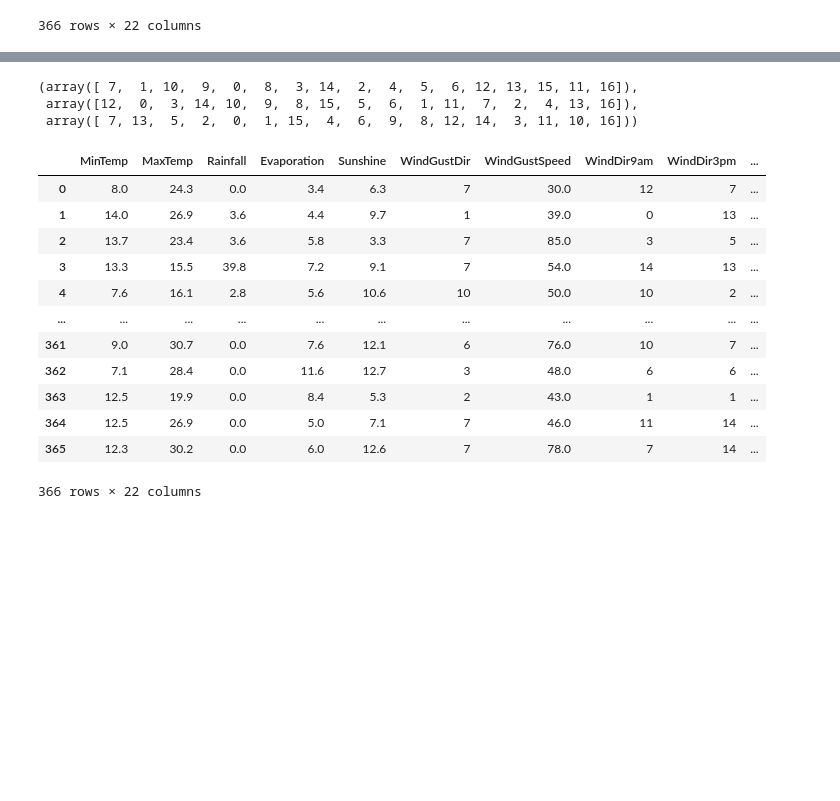
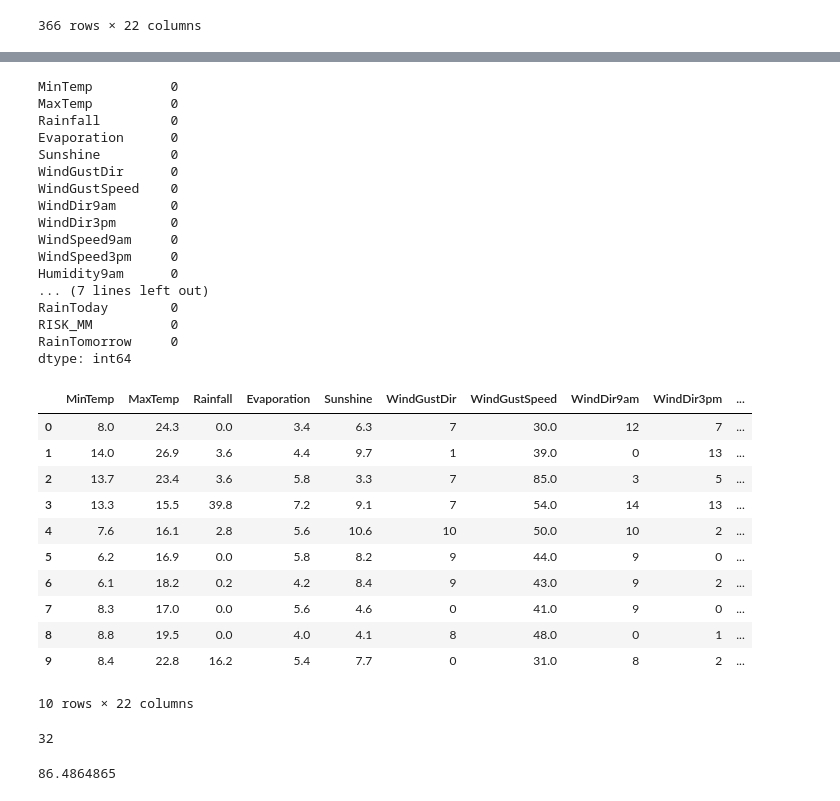
Before and after one commit to Sahil-Rajwar-2004/Jupyter, a Jupyter notebook: weather.ipynb, the cells around one changed output, grey strips where cells are left out. Saved outputs shown, nothing was run; the diff lists cells and outputs as text; code cells hidden in the pictures; blank space fills up the shorter version.

```diff
--- a/weather.ipynb
+++ b/weather.ipynb
@@ -26,31 +49,51 @@ data
+# %%
+# Filling the null values
+
+data["Sunshine"] = data["Sunshine"].fillna(data["Sunshine"].mean())
+data["WindGustDir"] = data["WindGustDir"].fillna(method = "bfill")
+data["WindGustSpeed"] = data["WindGustSpeed"].fillna(data["WindGustSpeed"].mean())
+data["WindDir9am"] = data["WindDir9am"].fillna(method = "bfill")
+data["WindDir3pm"] = data["WindDir3pm"].fillna(method = "bfill")
+data["WindSpeed9am"] = data["WindSpeed9am"].fillna(data["WindSpeed9am"].mean())
+# %%
+data.isnull().sum()
+# %% [output]
+MinTemp          0
+MaxTemp          0
+Rainfall         0
+Evaporation      0
+Sunshine         0
+WindGustDir      0
+WindGustSpeed    0
+WindDir9am       0
+WindDir3pm       0
+WindSpeed9am     0
+WindSpeed3pm     0
+Humidity9am      0
+... (7 lines left out)
+RainToday        0
+RISK_MM          0
+RainTomorrow     0
+dtype: int64
 # %%
 p = preprocessing.LabelEncoder()
-WindGustDir = p.fit_transform(data["WindGustDir"])
-WindDir9am = p.fit_transform(data["WindDir9am"])
-WindDir3pm = p.fit_transform(data["WindDir3pm"])
+data["WindGustDir"] = p.fit_transform(data["WindGustDir"])
+data["WindDir9am"] = p.fit_transform(data["WindDir9am"])
+data["WindDir3pm"] = p.fit_transform(data["WindDir3pm"])
+data["RainToday"] = p.fit_transform(data["RainToday"])
+data["RainTomorrow"] = p.fit_transform(data["RainTomorrow"])
-# %%
-data["WindGustDir"].unique(),data["WindDir9am"].unique(),data["WindDir3pm"].unique()
-# %% [output]
-(array([ 7,  1, 10,  9,  0,  8,  3, 14,  2,  4,  5,  6, 12, 13, 15, 11, 16]),
- array([12,  0,  3, 14, 10,  9,  8, 15,  5,  6,  1, 11,  7,  2,  4, 13, 16]),
- array([ 7, 13,  5,  2,  0,  1, 15,  4,  6,  9,  8, 12, 14,  3, 11, 10, 16]))
-# %%
-data.WindGustDir = WindGustDir
-data.WindDir9am = WindDir9am
-data.WindDir3pm = WindDir3pm
 # %%
-data
+data.head(10)
 # %% [output]
 |  | MinTemp | MaxTemp | Rainfall | Evaporation | Sunshine | WindGustDir | WindGustSpeed | WindDir9am | WindDir3pm | ... |
 | 0 | 8.0 | 24.3 | 0.0 | 3.4 | 6.3 | 7 | 30.0 | 12 | 7 | ... |
 | 1 | 14.0 | 26.9 | 3.6 | 4.4 | 9.7 | 1 | 39.0 | 0 | 13 | ... |
 | 2 | 13.7 | 23.4 | 3.6 | 5.8 | 3.3 | 7 | 85.0 | 3 | 5 | ... |
 | 3 | 13.3 | 15.5 | 39.8 | 7.2 | 9.1 | 7 | 54.0 | 14 | 13 | ... |
 | 4 | 7.6 | 16.1 | 2.8 | 5.6 | 10.6 | 10 | 50.0 | 10 | 2 | ... |
-| ... | ... | ... | ... | ... | ... | ... | ... | ... | ... | ... |
-| 361 | 9.0 | 30.7 | 0.0 | 7.6 | 12.1 | 6 | 76.0 | 10 | 7 | ... |
-| 362 | 7.1 | 28.4 | 0.0 | 11.6 | 12.7 | 3 | 48.0 | 6 | 6 | ... |
-| 363 | 12.5 | 19.9 | 0.0 | 8.4 | 5.3 | 2 | 43.0 | 1 | 1 | ... |
-| 364 | 12.5 | 26.9 | 0.0 | 5.0 | 7.1 | 7 | 46.0 | 11 | 14 | ... |
-| 365 | 12.3 | 30.2 | 0.0 | 6.0 | 12.6 | 7 | 78.0 | 7 | 14 | ... |
+| 5 | 6.2 | 16.9 | 0.0 | 5.8 | 8.2 | 9 | 44.0 | 9 | 0 | ... |
+| 6 | 6.1 | 18.2 | 0.2 | 4.2 | 8.4 | 9 | 43.0 | 9 | 2 | ... |
+| 7 | 8.3 | 17.0 | 0.0 | 5.6 | 4.6 | 0 | 41.0 | 9 | 0 | ... |
+| 8 | 8.8 | 19.5 | 0.0 | 4.0 | 4.1 | 8 | 48.0 | 0 | 1 | ... |
+| 9 | 8.4 | 22.8 | 16.2 | 5.4 | 7.7 | 0 | 31.0 | 8 | 2 | ... |
-366 rows × 22 columns
+10 rows × 22 columns
@@ -56,0 +114,15 @@ data
+# %%
+score = 0
+for j in range(0,len(values)):
+    if test[j] == values[j]:
+        score+=1
+    else:
+        score+=0
+score
+# %% [output]
+32
+# %%
+acurracy = round(score/len(prediction)*100,7)
+acurracy
+# %% [output]
+86.4864865
```
Also changed, not shown: parts of 5 cells of this notebook.
